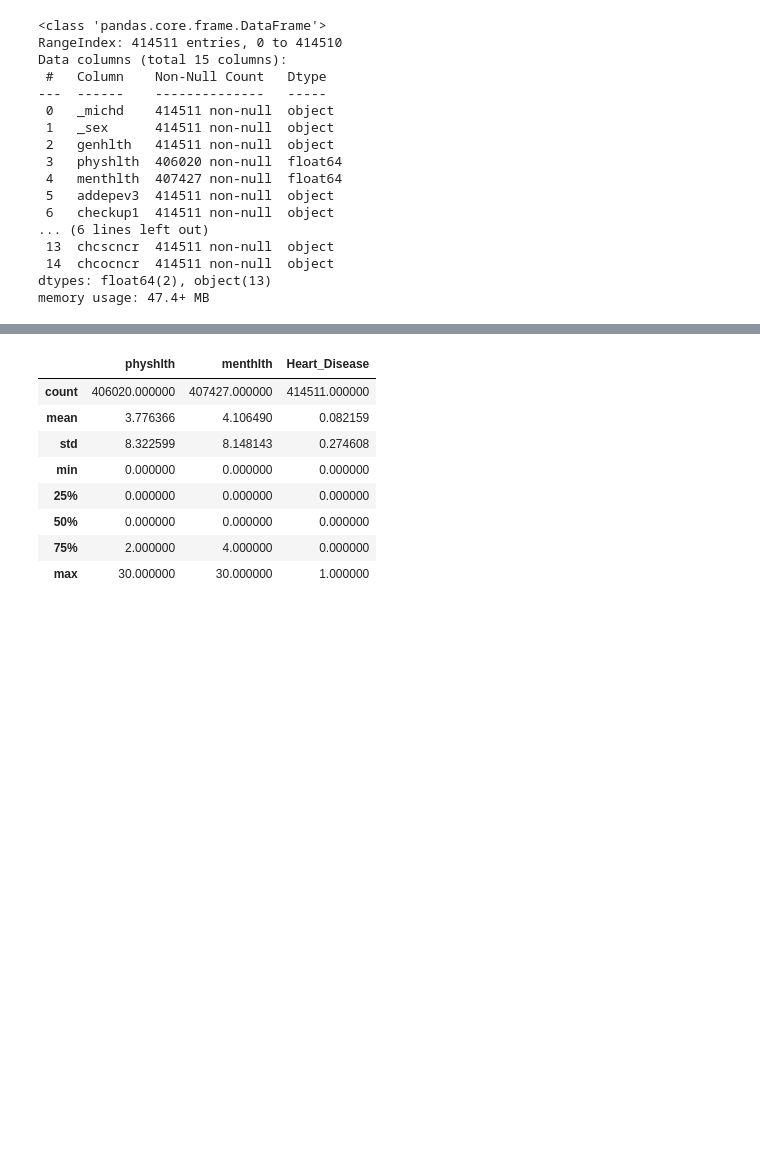
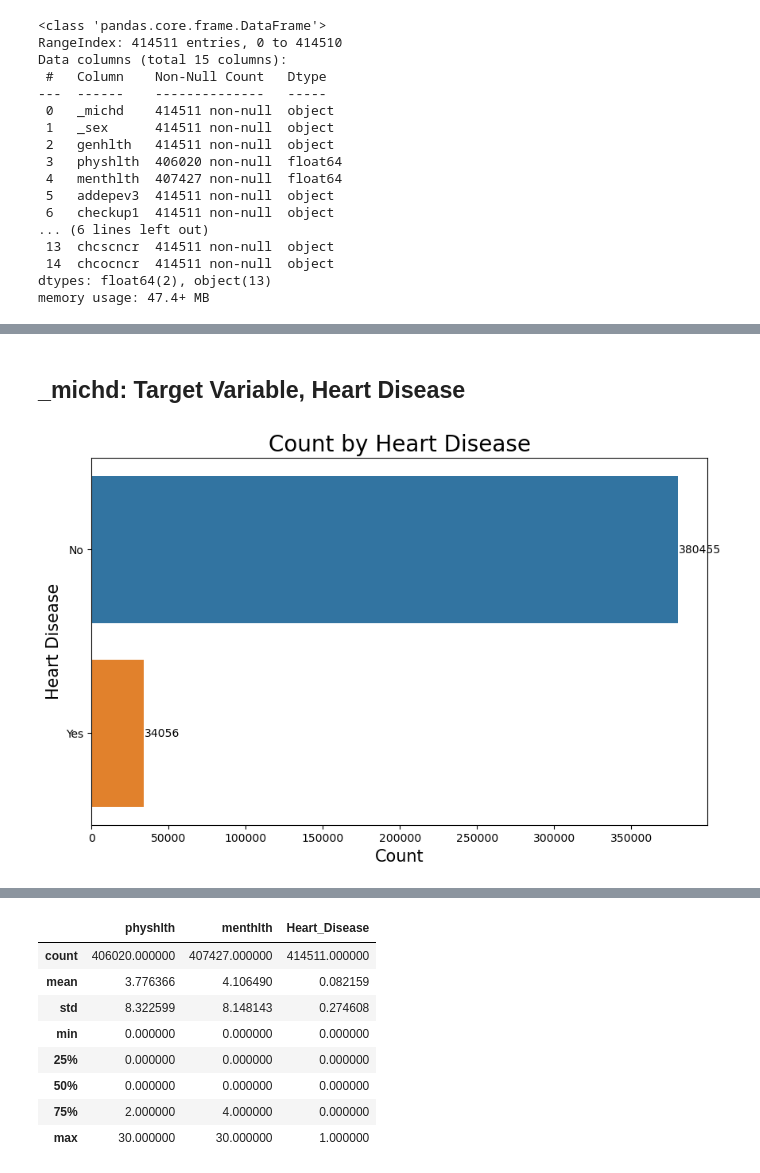
Before and after one commit to blueran21/heart_disease_classification, a Jupyter notebook: code/4_Ran_EDA.ipynb, the cells around one changed output, grey strips where cells are left out. Cells and saved outputs as stored; diff of their text form; code cells hidden in the pictures; blank space fills up the shorter version.

```diff
--- a/code/4_Ran_EDA.ipynb
+++ b/code/4_Ran_EDA.ipynb
@@ -191,12 +45,0 @@ df_ran.groupby('_sex').agg({'Heart_Disease': 'mean'})
-# %%
-# Compare proportion of people with heart disease between each columns
-for c in cat_columns_description.keys():
-    plt.figure(figsize = (15, 10))
-    cur_df = df_ran.groupby(c).agg({'Heart_Disease': 'mean'})
-    cur_df.sort_values('Heart_Disease', ascending = False, inplace = True)
-    cur_df['Heart_Disease'] = cur_df['Heart_Disease'].apply(lambda x: round(x, 2))
-    ax = sns.barplot(x = cur_df['Heart_Disease'], y = cur_df.index)
-    ax.bar_label(ax.containers[0])
-    plt.title(f'Heart Disease Proportion by {cat_columns_description[c]}', size = 20)
-    plt.xlabel('Proportion', size = 15)
-    plt.ylabel(f'{cat_columns_description[c]}', size = 15);
@@ -217,0 +77,9 @@ for c in cat_columns_description.keys():
+# %%
+# Creating barchart of count by different columns with or without heart disease
+def cat_count_eda(col):
+    plt.figure(figsize = (10, 6))
+    ax = sns.barplot(y = df_ran[col].value_counts().index, x = df_ran[col].value_counts().values)
+    ax.bar_label(ax.containers[0])
+    plt.title(f'Count by {cat_columns_description[col]}', size = 20)
+    plt.xlabel('Count', size = 15)
+    plt.ylabel(f'{cat_columns_description[col]}', size = 15);
@@ -217,0 +107,6 @@ for c in cat_columns_description.keys():
+# %% [markdown]
+## _michd: Target Variable, Heart Disease
+# %%
+cat_count_eda('_michd')
+# %% [output]
+[figure, added]
```
Also changed, not shown: parts of 89 cells of this notebook.
